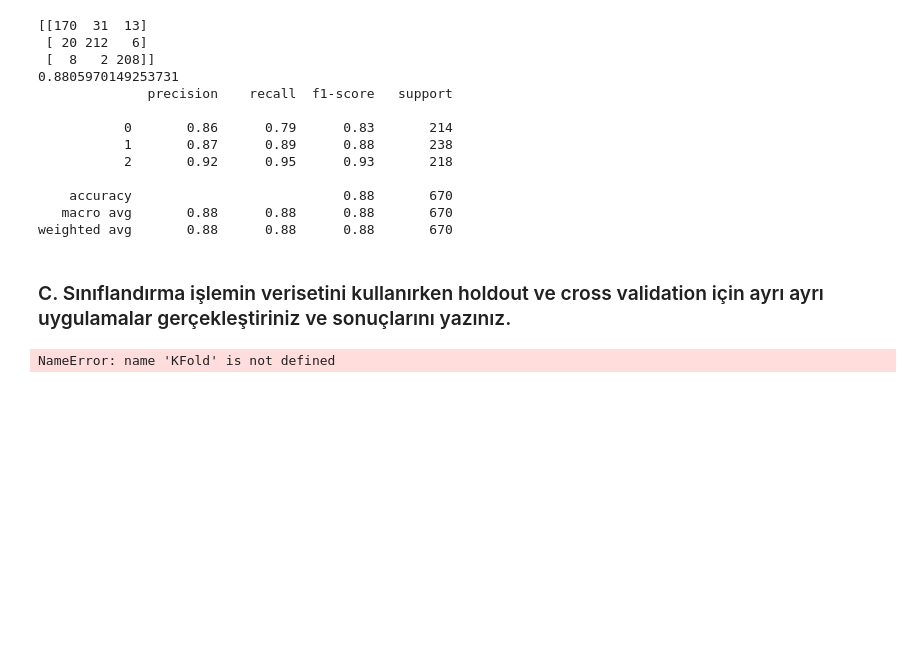
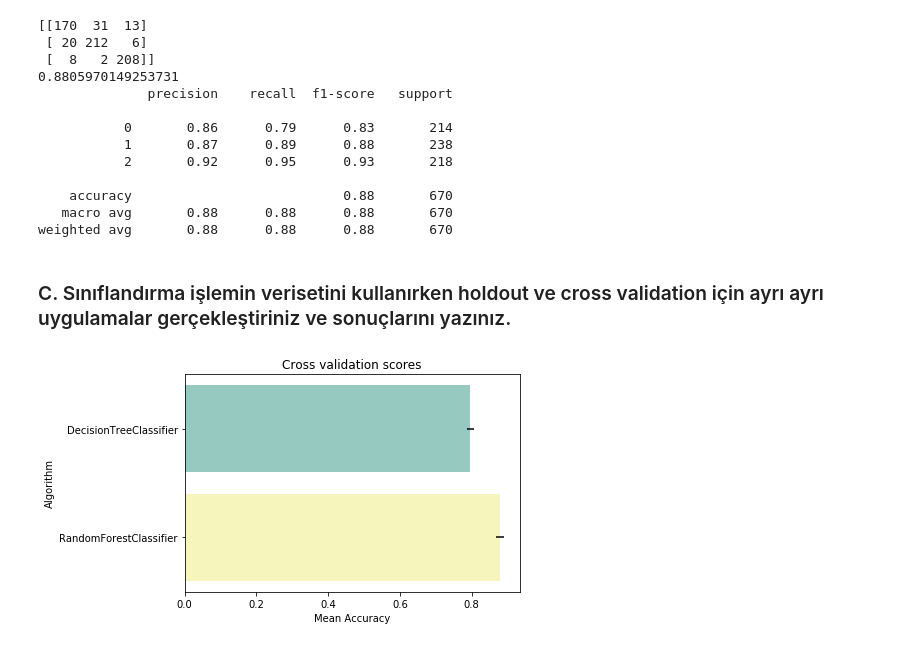
Before and after one commit to AbderrhmanAbdellatif/Data-Mining-Techniques, a Jupyter notebook: vize/vize.ipynb, the cells around one changed output. Saved outputs shown, nothing was run; the diff lists cells and outputs as text; code cells hidden in the pictures; blank space fills up the shorter version.

```diff
--- a/vize/vize.ipynb
+++ b/vize/vize.ipynb
@@ -323,24 +325,24 @@ x, y = oversample.fit_resample(x, y)
 # %%
 # Modeling step Test differents algorithms
 kfolds = KFold(n_splits=6, shuffle=True, random_state=42)
 classifiers = []
 classifiers.append(DecisionTreeClassifier())
 classifiers.append(RandomForestClassifier())
 
 cv_results = []
 for classifier in classifiers :
-    cv_results.append(cross_val_score(classifier,X, y , scoring = "accuracy", cv=kfolds,n_jobs= 4))
+    cv_results.append(cross_val_score(classifier,x, y , scoring = "accuracy", cv=kfolds,n_jobs= 4))
 
 cv_means = []
 cv_std = []
 for cv_result in cv_results:
     cv_means.append(cv_result.mean())
     cv_std.append(cv_result.std())
 
 cv_res = pd.DataFrame({"CrossValMeans":cv_means,"CrossValerrors": cv_std,"Algorithm":["DecisionTreeClassifier","RandomForestClassifier"]})
 
 g = sns.barplot("CrossValMeans","Algorithm",data = cv_res, palette="Set3",orient = "h",**{'xerr':cv_std})
 g.set_xlabel("Mean Accuracy")
 g = g.set_title("Cross validation scores")
 # %% [output]
-NameError: name 'KFold' is not defined
+[figure, added]
```
Also changed, not shown: parts of 3 cells of this notebook.
